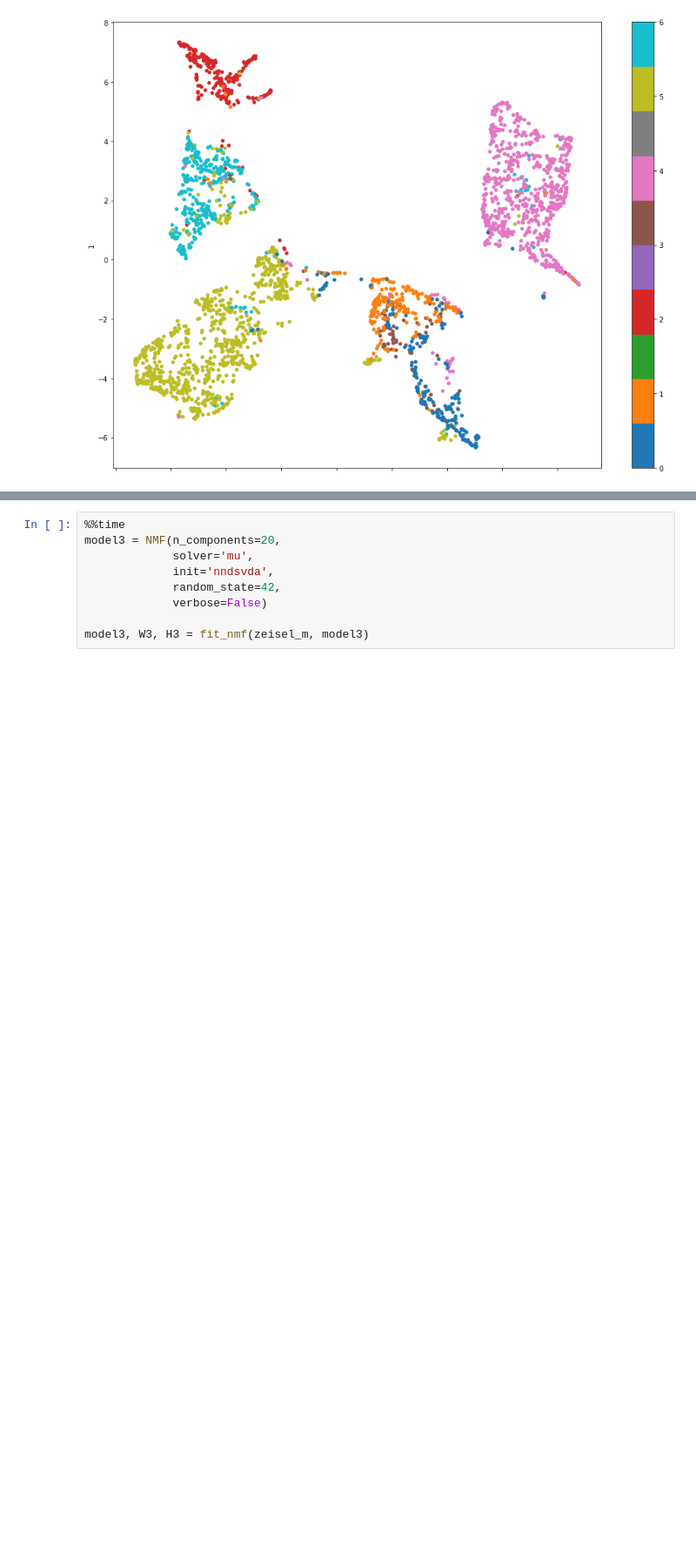
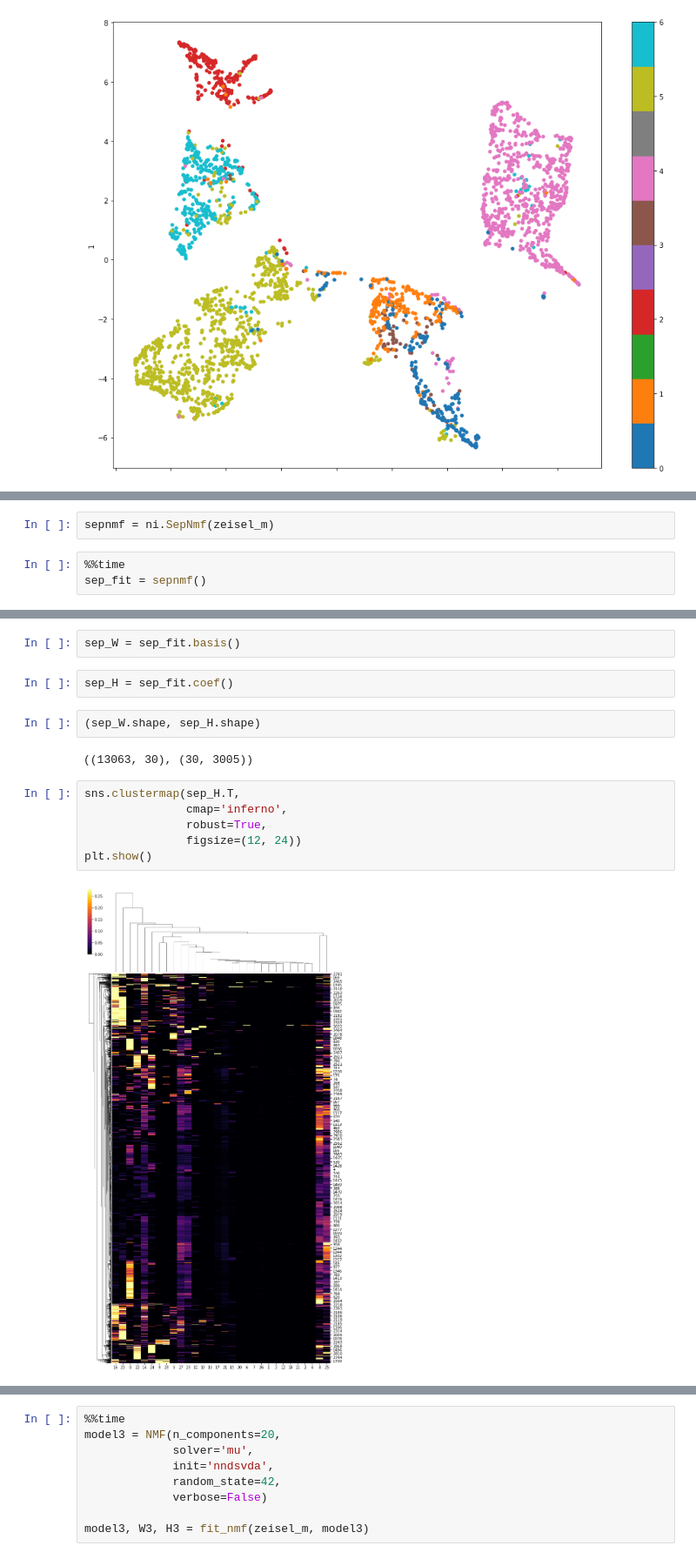
Before and after one commit to tmoerman/lathspell, a Jupyter notebook: notebooks/01_zeisel_skl_nmf.ipynb, the cells around one changed output, grey strips where cells are left out. Shown at 87% size. Saved outputs shown, nothing was run; the diff lists cells and outputs as text; blank space fills up the shorter version.

Commit message:
nimfa separable NMF zeisel experiment

```diff
--- a/notebooks/01_zeisel_skl_nmf.ipynb
+++ b/notebooks/01_zeisel_skl_nmf.ipynb
@@ -286,0 +295,5 @@ plt.show()
+# %%
+sepnmf = ni.SepNmf(zeisel_m)
+# %%
+%%time
+sep_fit = sepnmf()
@@ -286,0 +303,16 @@ plt.show()
+# %%
+sep_W = sep_fit.basis()
+# %%
+sep_H = sep_fit.coef()
+# %%
+(sep_W.shape, sep_H.shape)
+# %% [output]
+((13063, 30), (30, 3005))
+# %%
+sns.clustermap(sep_H.T,
+               cmap='inferno',
+               robust=True,
+               figsize=(12, 24))
+plt.show()
+# %% [output]
+[figure, added]
```
Also changed, not shown: parts of 10 cells of this notebook, 1 other file.
